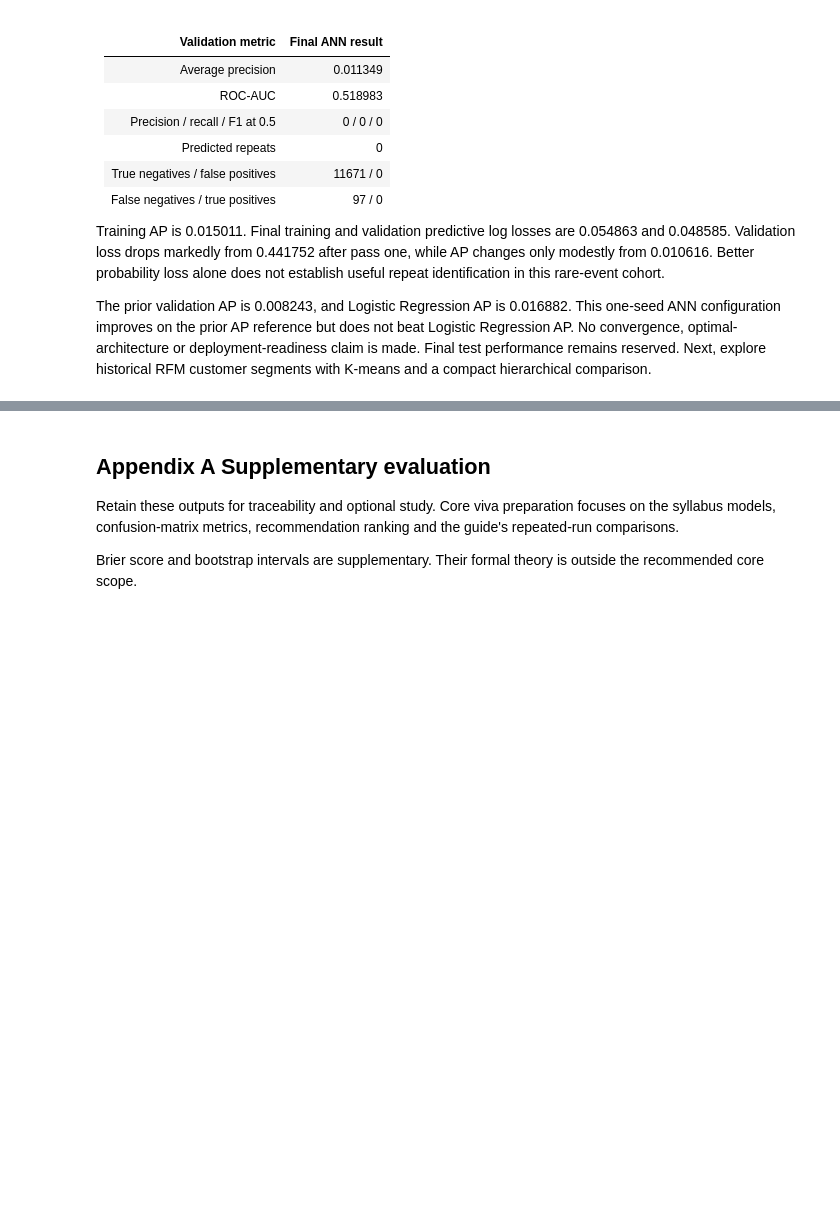
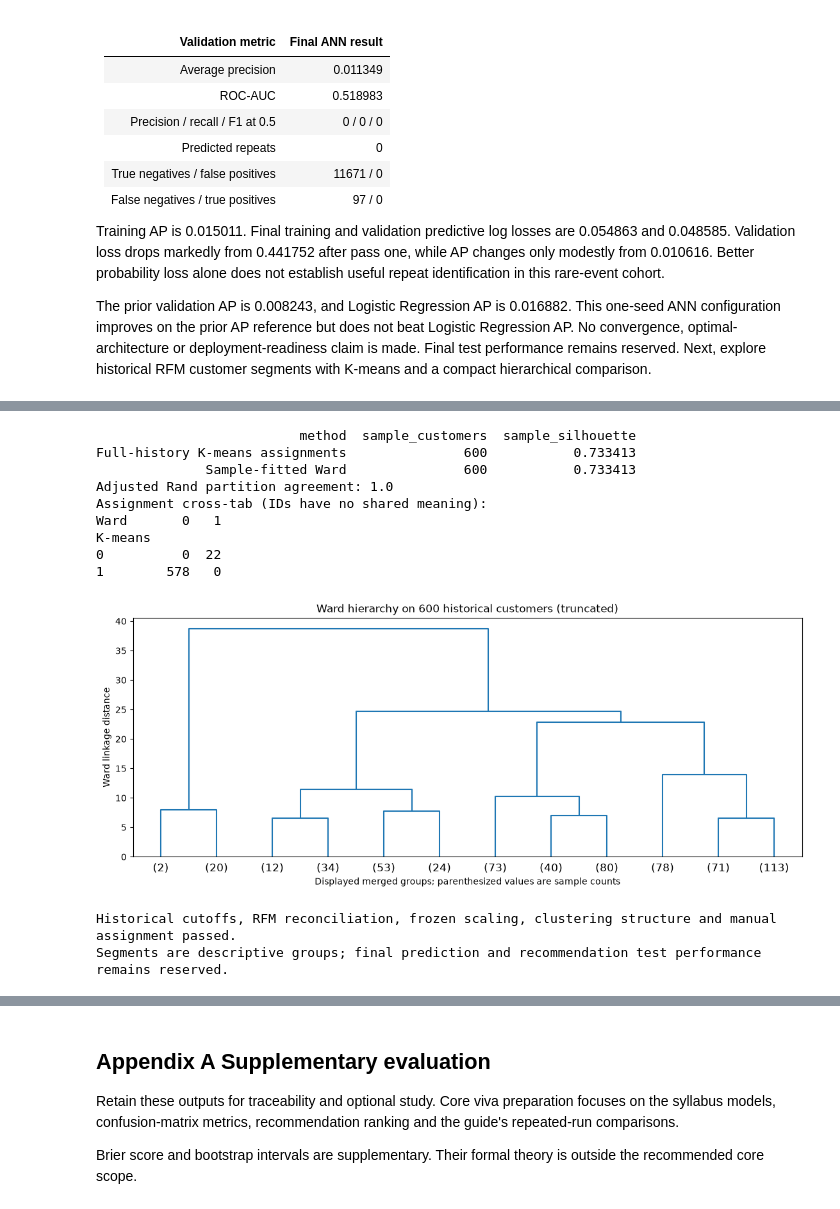
Before and after one commit to oyelurker/cse303-ml-AP24110010128-olist-recommender, a Jupyter notebook: olist_pipeline.ipynb, the cells around one changed output, grey strips where cells are left out. Cells and saved outputs as stored; diff of their text form; code cells hidden in the pictures; blank space fills up the shorter version.

```diff
--- a/olist_pipeline.ipynb
+++ b/olist_pipeline.ipynb
@@ -4171,0 +4346,68 @@ The prior validation AP is 0.008243, and Logistic Regression AP is 0.016882. Thi
+# %%
+from scipy.cluster.hierarchy import linkage,cut_tree,dendrogram
+rfm_hierarchy_positions=np.sort(np.random.default_rng(43).choice(
+    len(rfm_training),min(600,len(rfm_training)),replace=False
+))
+rfm_hierarchy_matrix=rfm_training_matrix[rfm_hierarchy_positions]
+rfm_linkage=linkage(rfm_hierarchy_matrix,method="ward",metric="euclidean")
+rfm_ward_labels=cut_tree(rfm_linkage,n_clusters=rfm_selected_k).ravel()
+rfm_sample_kmeans_labels=rfm_kmeans.labels_[rfm_hierarchy_positions]
+rfm_hierarchy_results=pd.DataFrame([
+    {"method":"Full-history K-means assignments","sample_customers":len(rfm_hierarchy_positions),
+     "sample_silhouette":silhouette_score(rfm_hierarchy_matrix,rfm_sample_kmeans_labels)},
+    {"method":"Sample-fitted Ward","sample_customers":len(rfm_hierarchy_positions),
+     "sample_silhouette":silhouette_score(rfm_hierarchy_matrix,rfm_ward_labels)},
+])
+rfm_partition_agreement=adjusted_rand_score(rfm_sample_kmeans_labels,rfm_ward_labels)
+print(rfm_hierarchy_results.round(6).to_string(index=False))
+print("Adjusted Rand partition agreement:",rfm_partition_agreement)
+print("Assignment cross-tab (IDs have no shared meaning):")
+print(pd.crosstab(pd.Series(rfm_sample_kmeans_labels,name="K-means"),pd.Series(rfm_ward_labels,name="Ward")).to_string())
+fig,ax=plt.subplots(figsize=(11,4.5),layout="constrained")
+dendrogram(rfm_linkage,truncate_mode="lastp",p=12,show_leaf_counts=True,ax=ax,color_threshold=0)
+ax.set(title="Ward hierarchy on 600 historical customers (truncated)",
+       xlabel="Displayed merged groups; parenthesized values are sample counts",ylabel="Ward linkage distance")
+plt.show()
+# %% [output]
+                          method  sample_customers  sample_silhouette
+Full-history K-means assignments               600           0.733413
+              Sample-fitted Ward               600           0.733413
+Adjusted Rand partition agreement: 1.0
+Assignment cross-tab (IDs have no shared meaning):
+Ward       0   1
+K-means
+0          0  22
+1        578   0
+[figure, added]
+# %%
+for frame,cutoff in [(rfm_training,RFM_TRAIN_CUTOFF),(rfm_application,RFM_APPLICATION_CUTOFF)]:
+    assert frame.index.is_unique and frame.last_order_at.lt(cutoff).all()
+    assert np.isfinite(frame[RFM_FIELDS].to_numpy()).all()
+    assert (frame.recency_days>=0).all() and (frame.frequency_orders>=1).all() and (frame.monetary_brl>0).all()
+    orders=placed_order_events.loc[placed_order_events.order_purchase_timestamp.lt(cutoff)]
+    assert frame.frequency_orders.sum()==orders.order_id.nunique()
+    assert np.isclose(frame.monetary_brl.sum(),orders.items_value.sum())
+assert int(rfm_scaler.n_samples_seen_)==len(rfm_training)
+np.testing.assert_allclose(rfm_scaler.mean_,rfm_log_training.mean().to_numpy())
+np.testing.assert_allclose(rfm_scaler.var_,rfm_log_training.var(ddof=0).to_numpy())
+assert set(rfm_selection_results.k)==set(range(2,7))
+assert len(np.unique(rfm_silhouette_positions))==len(rfm_silhouette_positions)==1500
+assert rfm_selection_results.sample_silhouette.between(-1,1).all()
+assert rfm_selected_k in range(2,7)
+assert rfm_profiles.customers.sum()==len(rfm_training)
+assert np.isclose(rfm_profiles.share.sum(),1)
+assert len(np.unique(rfm_kmeans.labels_))==rfm_selected_k
+assert np.isclose(rfm_kmeans.inertia_,((rfm_training_matrix-rfm_kmeans.cluster_centers_[rfm_kmeans.labels_])**2).sum())
+assert rfm_manual_segment==int(rfm_kmeans.predict(rfm_training_matrix[[rfm_example_position]])[0])
+assert len(rfm_application_labels)==len(rfm_application)
+assert set(rfm_application_labels).issubset(set(range(rfm_selected_k)))
+assert len(np.unique(rfm_hierarchy_positions))==600
+assert rfm_linkage.shape==(599,4) and np.isfinite(rfm_linkage).all()
+assert (rfm_linkage[:,2]>=0).all()
+assert len(np.unique(rfm_ward_labels))==rfm_selected_k
+assert np.isfinite(rfm_partition_agreement) and -1<=rfm_partition_agreement<=1
+print("Historical cutoffs, RFM reconciliation, frozen scaling, clustering structure and manual assignment passed.")
+print("Segments are descriptive groups; final prediction and recommendation test performance remains reserved.")
+# %% [output]
+Historical cutoffs, RFM reconciliation, frozen scaling, clustering structure and manual assignment passed.
+Segments are descriptive groups; final prediction and recommendation test performance remains reserved.
```
Also changed, not shown: parts of 9 cells of this notebook, 4 other files.
